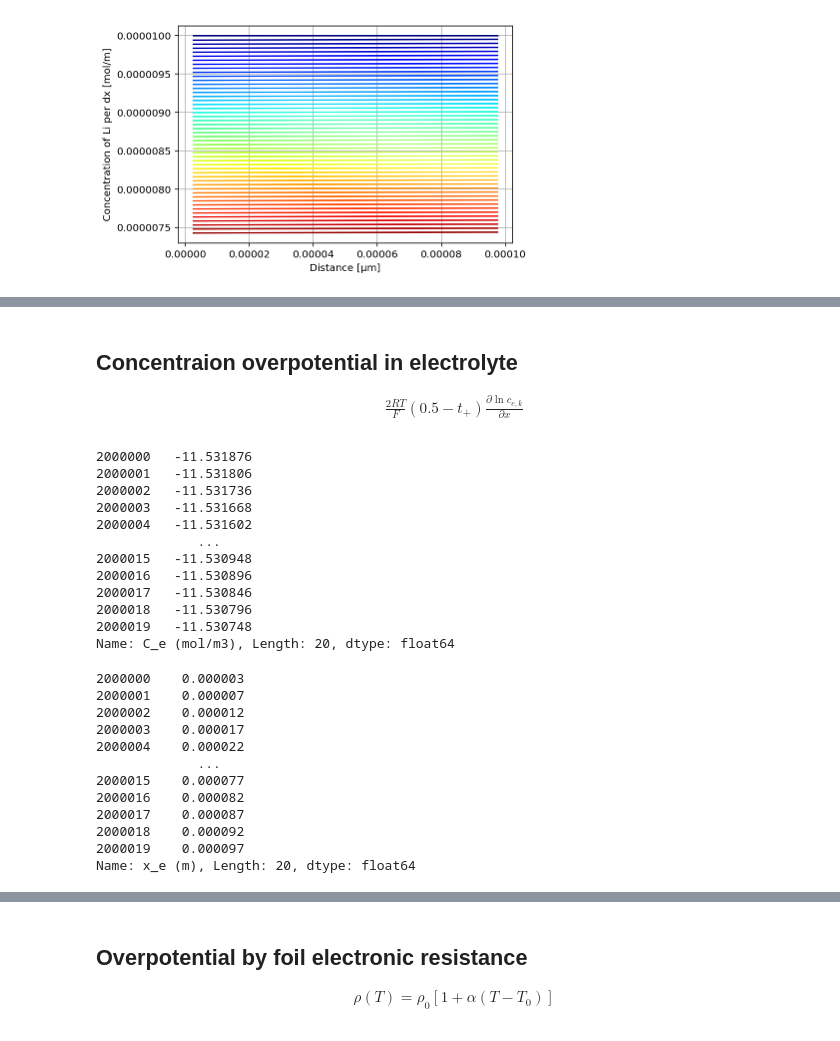
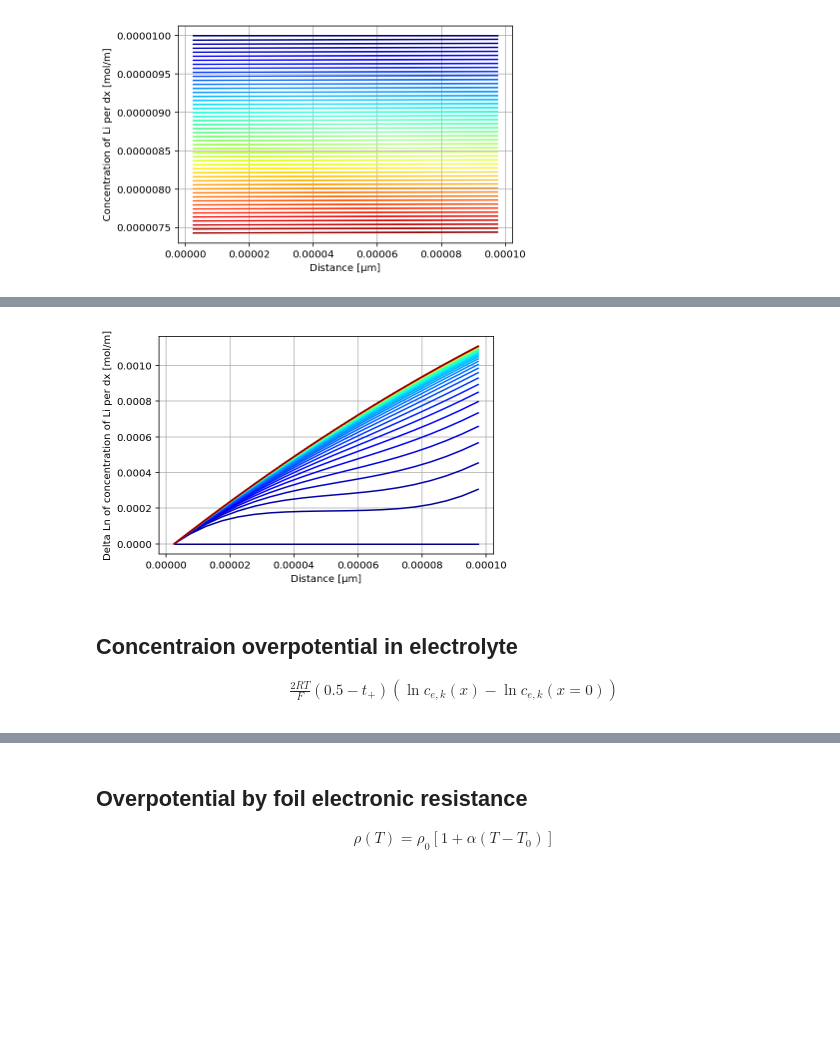
Before and after one commit to TakumaKawahara/BS-StudyGroup, a Jupyter notebook: Model#4/BS_Model#4_ver1.0.ipynb, the cells around one changed output, grey strips where cells are left out. Saved outputs shown, nothing was run; the diff lists cells and outputs as text; code cells hidden in the pictures; blank space fills up the shorter version.

```diff
--- a/Model#4/BS_Model#4_ver1.0.ipynb
+++ b/Model#4/BS_Model#4_ver1.0.ipynb
@@ -1105,35 +1123,14 @@ plt.show()
+# %%
+for ii in range(50):
+    plt.plot(df_sim2['x_e (m)'][20*50*ii:20*(50*ii+1)], np.log(df_sim2['C_e (mol/m)'][20*50*ii:20*(50*ii+1)])-np.log(df_sim2['C_e (mol/m)'][20*50*ii]),color=cm.jet(ii/50), label='Average')
+plt.ylabel('Delta Ln of concentration of Li per dx [mol/m]')
+plt.xlabel('Distance [μm]')
+plt.grid()
+plt.show()
+# %% [output]
+[figure, added]
 # %% [markdown]
 ## Concentraion overpotential in electrolyte
 \begin{eqnarray*}
-\frac{2RT}{F}(0.5-t_+)\frac{\partial \ln c_{e,k}}{\partial x}
+\frac{2RT}{F}(0.5-t_+)(\ln{c_{e,k}}(x) -\ln{c_{e,k}}(x=0))
 \end{eqnarray*}
-# %%
-np.log(df_sim2['C_e (mol/m3)'][20*100000:20*100001])
-# %% [output]
-2000000   -11.531876
-2000001   -11.531806
-2000002   -11.531736
-2000003   -11.531668
-2000004   -11.531602
-             ...
-2000015   -11.530948
-2000016   -11.530896
-2000017   -11.530846
-2000018   -11.530796
-2000019   -11.530748
-Name: C_e (mol/m3), Length: 20, dtype: float64
-# %%
-df_sim2['x_e (m)'][20*100000:20*100001]
-# %% [output]
-2000000    0.000003
-2000001    0.000007
-2000002    0.000012
-2000003    0.000017
-2000004    0.000022
-             ...
-2000015    0.000077
-2000016    0.000082
-2000017    0.000087
-2000018    0.000092
-2000019    0.000097
-Name: x_e (m), Length: 20, dtype: float64
```
Also changed, not shown: parts of 24 cells of this notebook.
